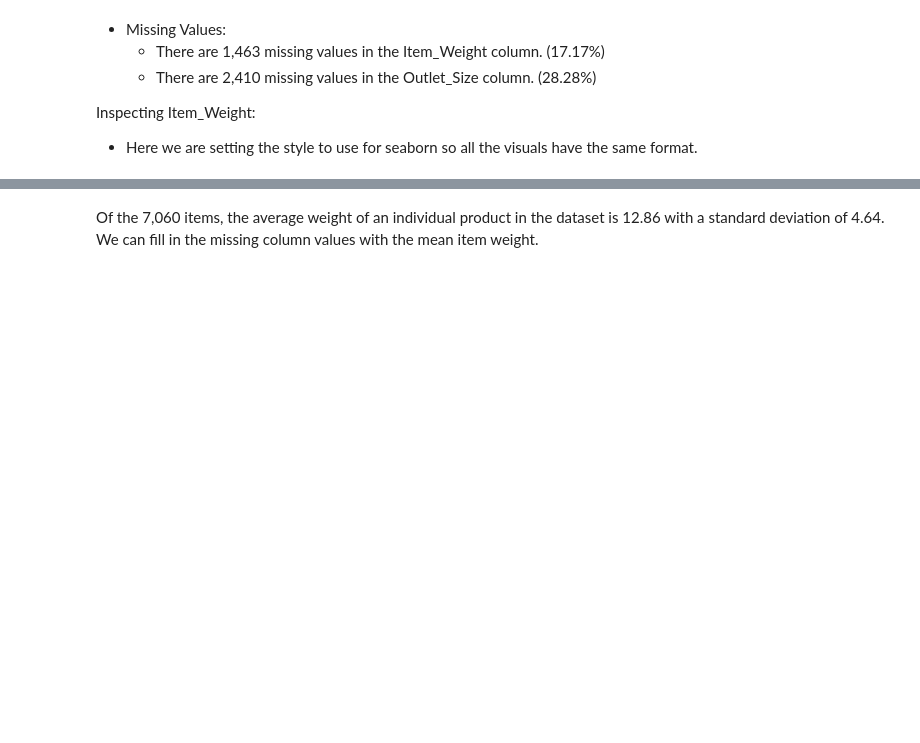
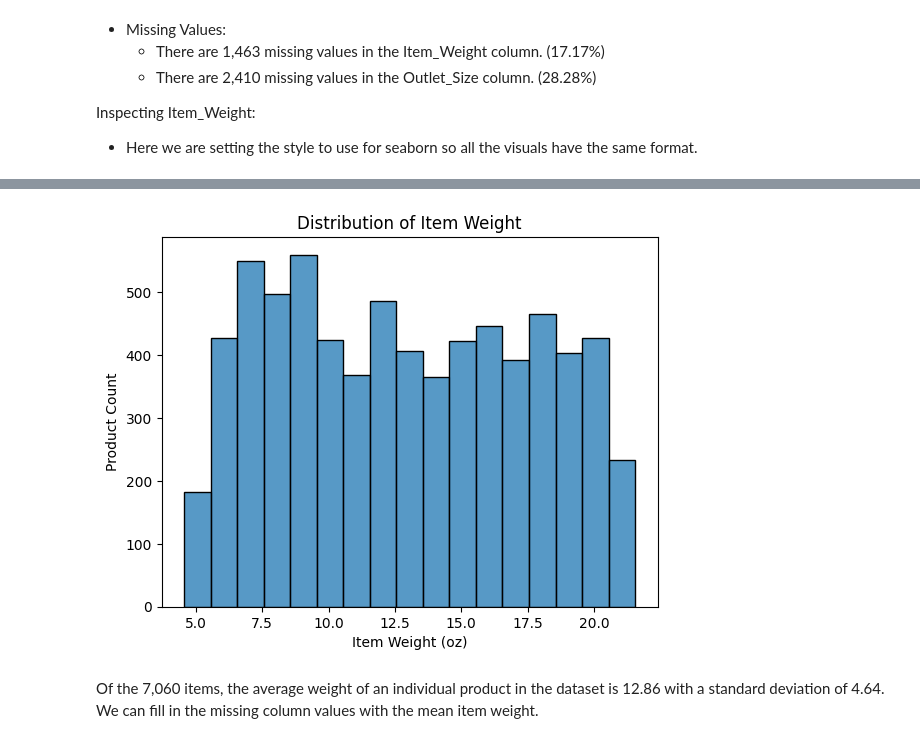
Before and after one commit to combechelsey/Prediction-of-Product-Sales, a Jupyter notebook: Prediction_of_Product_Sales.ipynb, the cells around one changed output, grey strips where cells are left out. Saved outputs shown, nothing was run; the diff lists cells and outputs as text; code cells hidden in the pictures; blank space fills up the shorter version.

```diff
--- a/Prediction_of_Product_Sales.ipynb
+++ b/Prediction_of_Product_Sales.ipynb
@@ -164,6 +199,3 @@ dtype: float64
 
 Inspecting Item_Weight:
   - Here we are setting the style to use for seaborn so all the visuals have the same format.
-# %%
-## Using three seaborn styles: dark_background, seaborn-muted and seaborn-poster.
-plt.style.use(['dark_background','seaborn-muted', 'seaborn-poster'])
@@ -201,3 +231,11 @@ ax = sns.histplot(data = df, x = 'Item_Weight');
+# %%
+#Creating histogram to display the distibution of item weights
+ax = sns.histplot(data = df, x = 'Item_Weight', binwidth=1);
+ax.set_title("Distribution of Item Weight")
+ax.set_xlabel("Item Weight (oz)")
+ax.set_ylabel("Product Count");
+# %% [output]
+[figure, added]
 # %% [markdown]
 Of the 7,060 items, the average weight of an individual product in the dataset is 12.86 with a standard deviation of 4.64.  We can fill in the missing column values with the mean item weight.
 # %%
```
Also changed, not shown: parts of 37 cells of this notebook.
